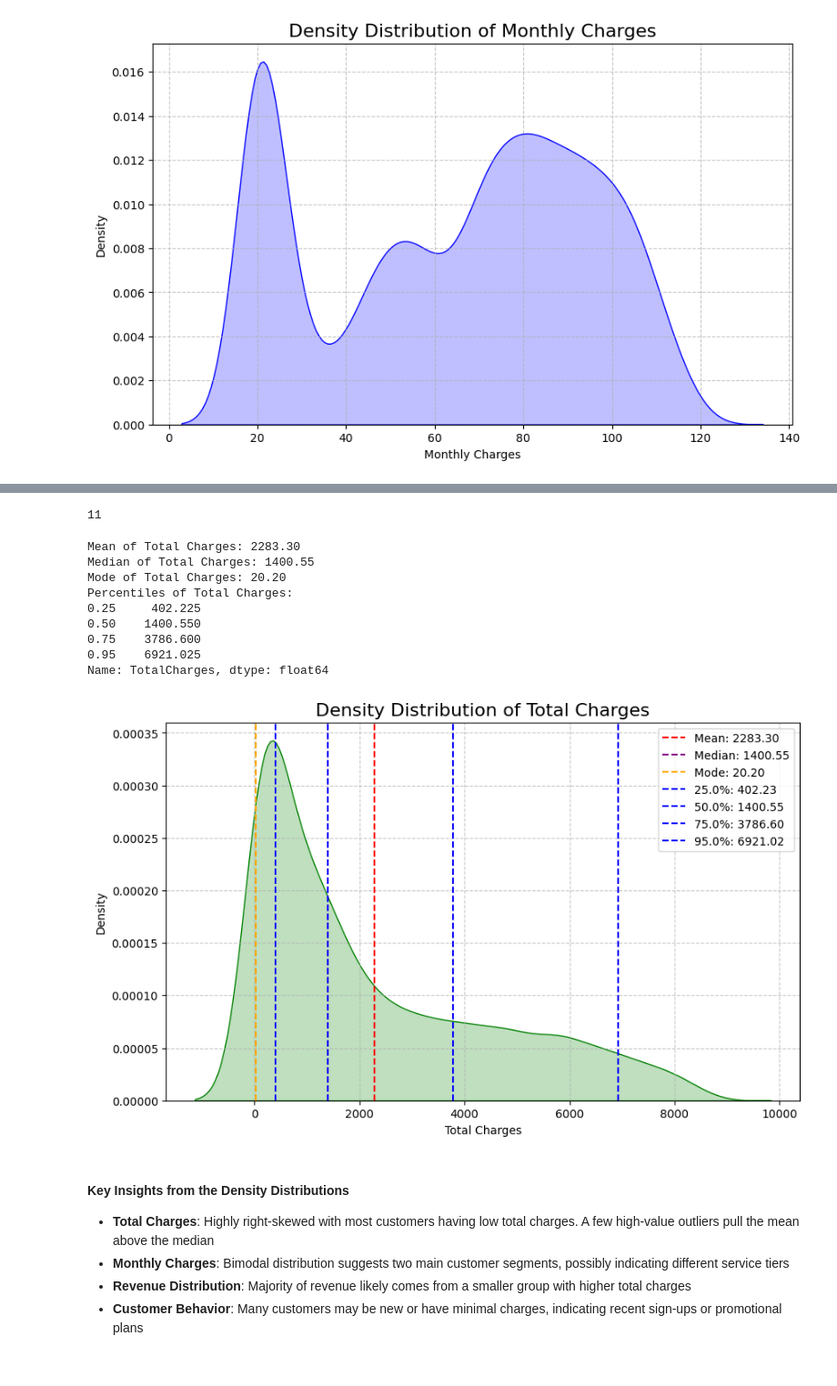
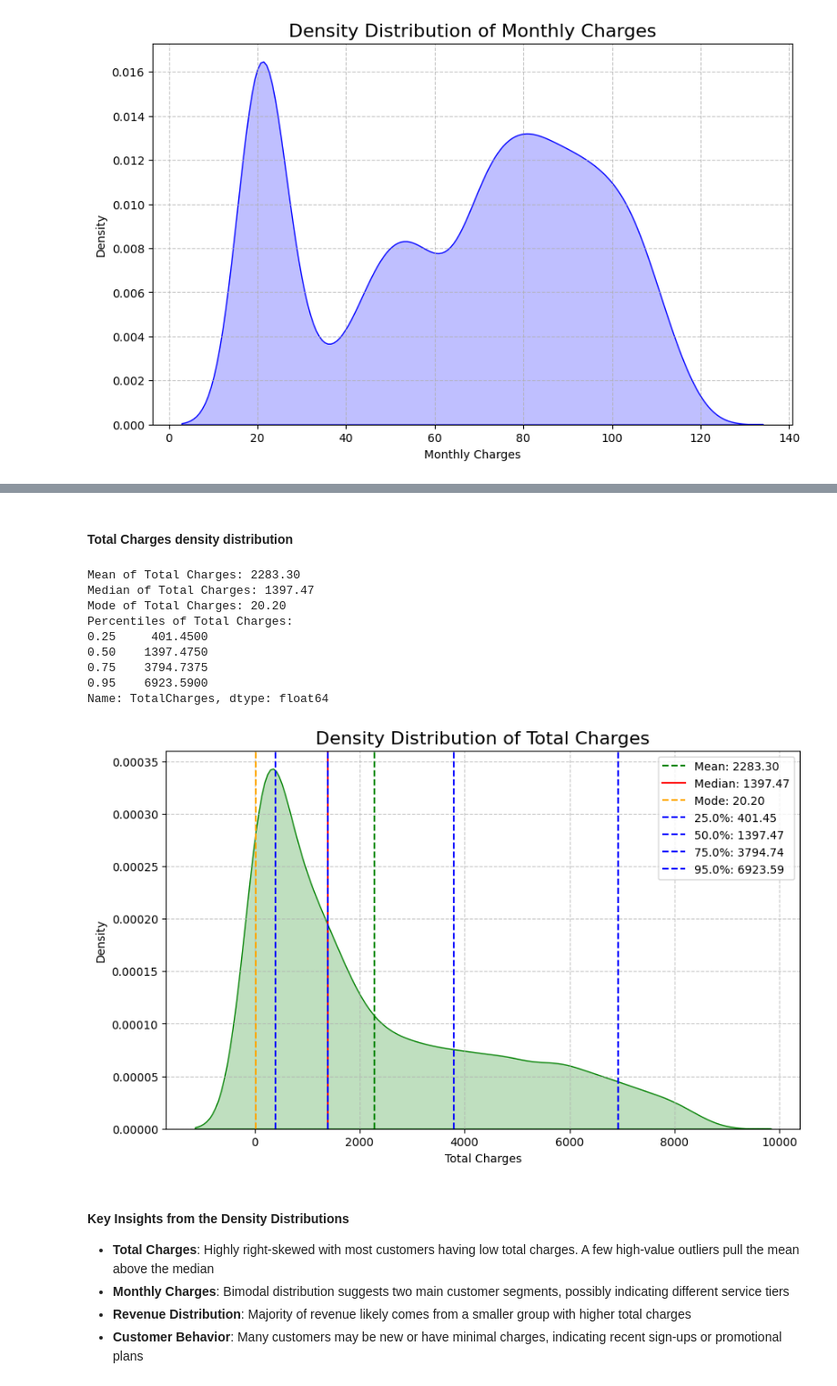
Before and after one commit to SergiDataAnalyst/customer_churn_prediction, a Jupyter notebook: customer_chur_prediction.ipynb, the cells around one changed output, grey strips where cells are left out. Shown at 91% size. Cells and saved outputs as stored; diff of their text form; code cells hidden in the pictures.

```diff
--- a/customer_chur_prediction.ipynb
+++ b/customer_chur_prediction.ipynb
@@ -104,0 +106,3 @@ plt.show()
+# %%
+empty_space_rows = df[df['TotalCharges'] == ' '].index
+empty_space_rows.shape[0]
@@ -104,0 +111,2 @@ plt.show()
+# %%
+df = df.drop(empty_space_rows)
@@ -105,2 +115,2 @@ plt.show()
 # %%
-df['TotalCharges'] = pd.to_numeric(df['TotalCharges'], errors='coerce')
+df['TotalCharges'] = pd.to_numeric(df['TotalCharges'])
@@ -109,10 +117,5 @@ nan_values = df['TotalCharges'].isna().sum()
-# %%
-nan_values
-# %% [output]
-11
-# %%
-if nan_values > 0:
-    df['TotalCharges'].fillna(df['TotalCharges'].mean(), inplace=True)
+# %% [markdown]
+#### Total Charges density distribution
 # %%
 mean_total_charges = df['TotalCharges'].mean()
 median_total_charges = df['TotalCharges'].median()
@@ -126,33 +129,33 @@ print("Percentiles of Total Charges:")
 print(percentiles_total_charges)
 # %% [output]
 Mean of Total Charges: 2283.30
-Median of Total Charges: 1400.55
+Median of Total Charges: 1397.47
 Mode of Total Charges: 20.20
 Percentiles of Total Charges:
-0.25     402.225
-0.50    1400.550
-0.75    3786.600
-0.95    6921.025
+0.25     401.4500
+0.50    1397.4750
+0.75    3794.7375
+0.95    6923.5900
 Name: TotalCharges, dtype: float64
 # %%
 plt.figure(figsize=(10, 6))
 sns.kdeplot(data=df, x='TotalCharges', fill=True, color='green')
 plt.title('Density Distribution of Total Charges', fontsize=16)
 plt.xlabel('Total Charges')
 plt.ylabel('Density')
 
 # Annotating the plot with statistics
-plt.axvline(mean_total_charges, color='red', linestyle='--', label=f'Mean: {mean_total_charges:.2f}')
-plt.axvline(median_total_charges, color='purple', linestyle='--', label=f'Median: {median_total_charges:.2f}')
+plt.axvline(mean_total_charges, color='green', linestyle='--', label=f'Mean: {mean_total_charges:.2f}')
+plt.axvline(median_total_charges, color='red', linestyle='-', label=f'Median: {median_total_charges:.2f}')
 plt.axvline(mode_total_charges, color='orange', linestyle='--', label=f'Mode: {mode_total_charges:.2f}')
 for percentile, value in percentiles_total_charges.items():
     plt.axvline(value, color='blue', linestyle='--', label=f'{percentile*100}%: {value:.2f}')
 
 plt.legend()
 plt.grid(True, linestyle='--', alpha=0.7)
 plt.show()
 # %% [output]
-[figure, old version]
+[figure, new version]
 # %% [markdown]
 #### Key Insights from the Density Distributions
 
```
Also changed, not shown: parts of 14 cells of this notebook.
